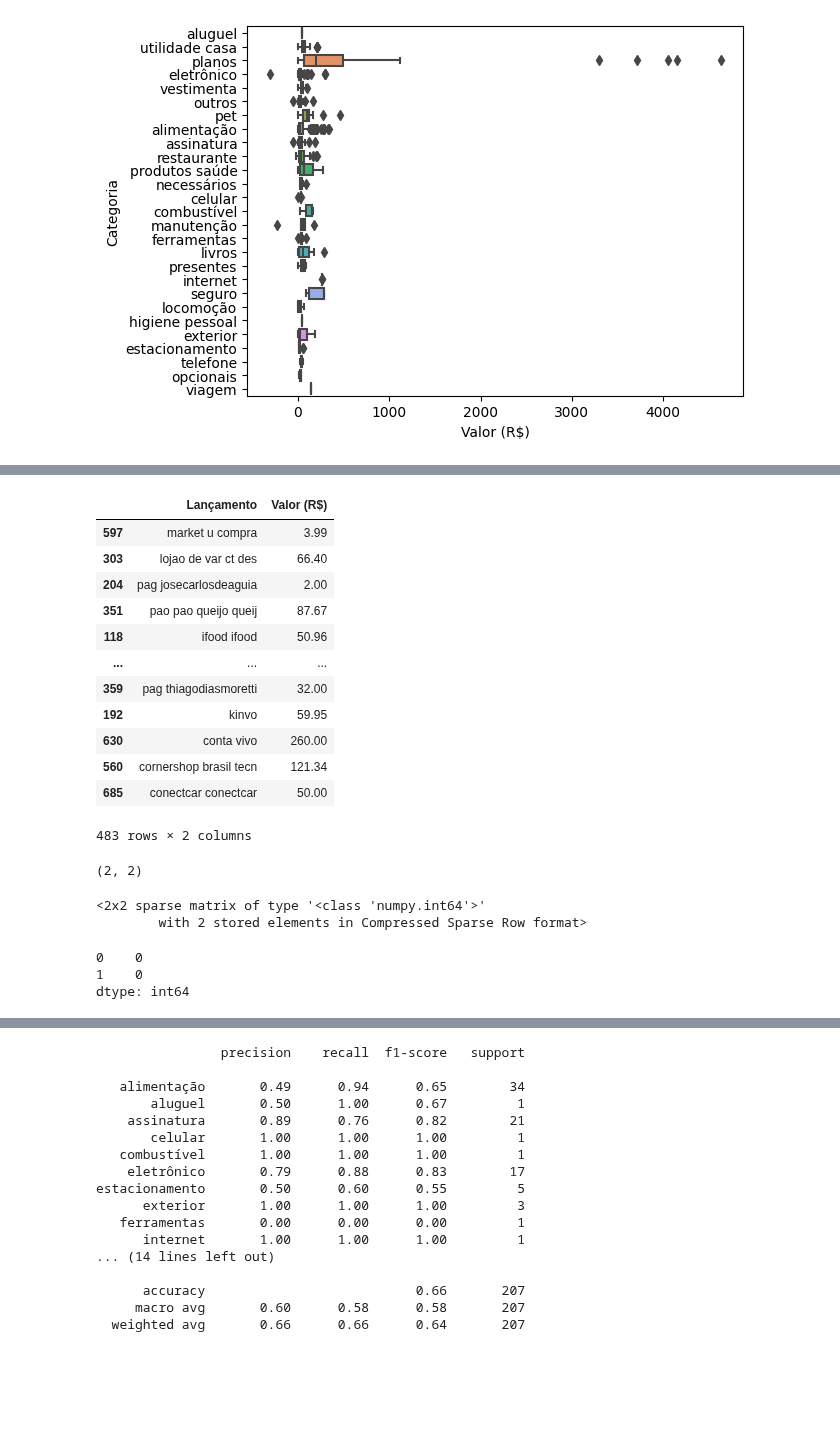
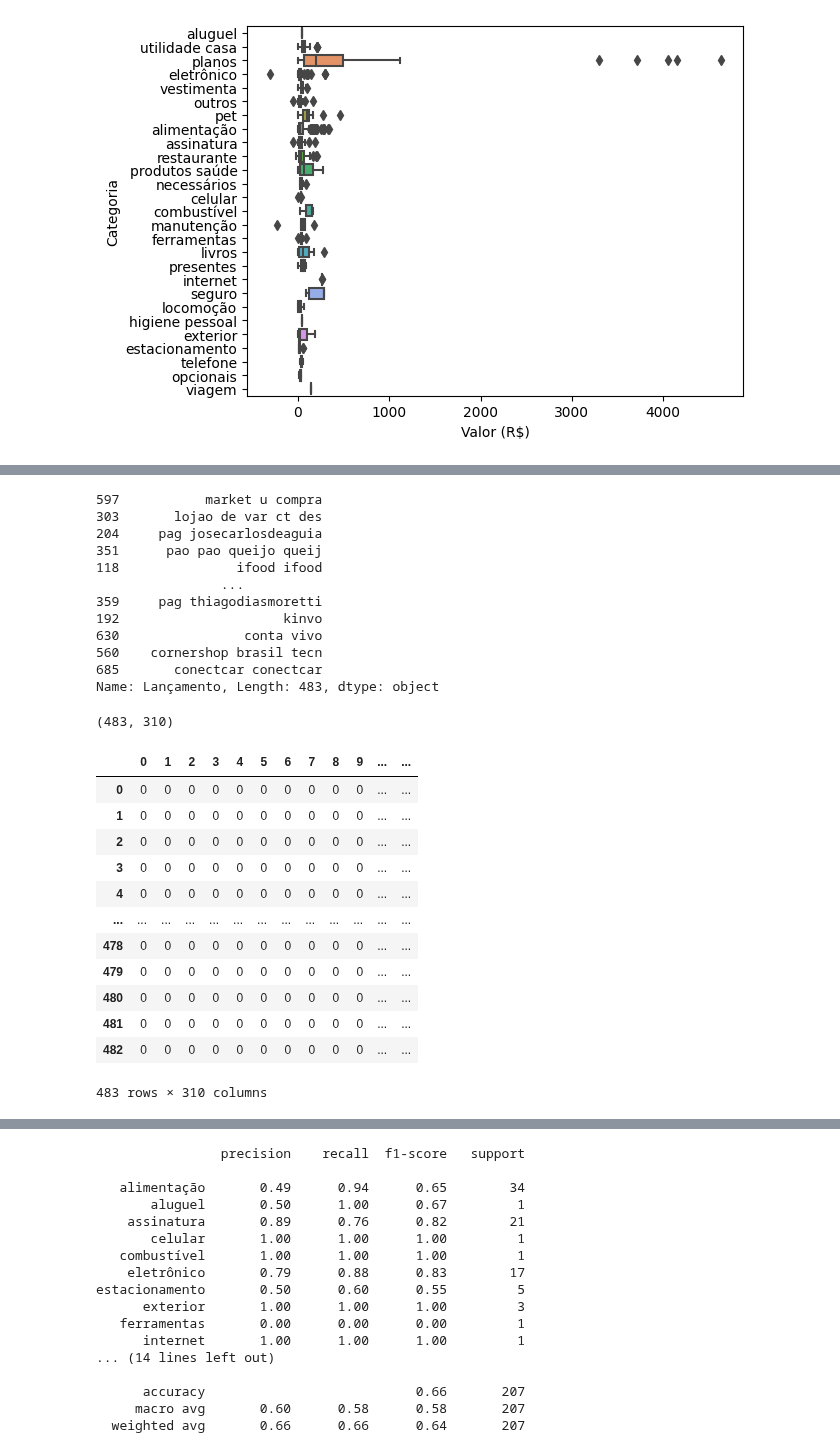
Before and after one commit to filipeaguiarrod/financas_pessoal_v2, a Jupyter notebook: model_cred_labels/eda.ipynb, the cells around one changed output, grey strips where cells are left out. Cells and saved outputs as stored; diff of their text form; code cells hidden in the pictures; blank space fills up the shorter version.

Commit message:
"baseline model"

```diff
--- a/model_cred_labels/eda.ipynb
+++ b/model_cred_labels/eda.ipynb
@@ -203,22 +190,19 @@ sns.boxplot(df,x='Valor (R$)',y='Categoria')
 # %%
-df_model = df[['Lançamento','Categoria','Valor (R$)']].dropna()
+df_model = df[['Lançamento','Categoria']].dropna() #,'Valor (R$)'
 # %%
-from sklearn.model_selection import train_test_split
-
-X_train, X_test, y_train, y_test = train_test_split(df_model[['Lançamento','Valor (R$)']], df_model['Categoria'], test_size=0.3, random_state=0)
+X_train, X_test, y_train, y_test = train_test_split(df_model['Lançamento'], df_model['Categoria'], test_size=0.3, random_state=0)
 # %%
 X_train
 # %% [output]
-|  | Lançamento | Valor (R$) |
-| 597 | market u compra | 3.99 |
-| 303 | lojao de var ct des | 66.40 |
-| 204 | pag josecarlosdeaguia | 2.00 |
-| 351 | pao pao queijo queij | 87.67 |
-| 118 | ifood ifood | 50.96 |
-| ... | ... | ... |
-| 359 | pag thiagodiasmoretti | 32.00 |
-| 192 | kinvo | 59.95 |
-| 630 | conta vivo | 260.00 |
-| 560 | cornershop brasil tecn | 121.34 |
-| 685 | conectcar conectcar | 50.00 |
-483 rows × 2 columns
+597           market u compra
+303       lojao de var ct des
+204     pag josecarlosdeaguia
+351      pao pao queijo queij
+118               ifood ifood
+                ...
+359     pag thiagodiasmoretti
+192                     kinvo
+630                conta vivo
+560    cornershop brasil tecn
+685       conectcar conectcar
+Name: Lançamento, Length: 483, dtype: object
@@ -231,15 +213,20 @@ X_train_cv = cv.fit_transform(X_train)
 
 X_train_cv.shape
 # %% [output]
-(2, 2)
+(483, 310)
-# %%
-X_train_cv
-# %% [output]
-<2x2 sparse matrix of type '<class 'numpy.int64'>'
-        with 2 stored elements in Compressed Sparse Row format>
 # %%
-pd.DataFrame(X_train_cv.toarray()).isnull().sum()
+pd.DataFrame(X_train_cv.toarray())
 # %% [output]
+|  | 0 | 1 | 2 | 3 | 4 | 5 | 6 | 7 | 8 | 9 | ... | ... |
+| 0 | 0 | 0 | 0 | 0 | 0 | 0 | 0 | 0 | 0 | 0 | ... | ... |
+| 1 | 0 | 0 | 0 | 0 | 0 | 0 | 0 | 0 | 0 | 0 | ... | ... |
+| 2 | 0 | 0 | 0 | 0 | 0 | 0 | 0 | 0 | 0 | 0 | ... | ... |
+| 3 | 0 | 0 | 0 | 0 | 0 | 0 | 0 | 0 | 0 | 0 | ... | ... |
+| 4 | 0 | 0 | 0 | 0 | 0 | 0 | 0 | 0 | 0 | 0 | ... | ... |
+| ... | ... | ... | ... | ... | ... | ... | ... | ... | ... | ... | ... | ... |
+| 478 | 0 | 0 | 0 | 0 | 0 | 0 | 0 | 0 | 0 | 0 | ... | ... |
+| 479 | 0 | 0 | 0 | 0 | 0 | 0 | 0 | 0 | 0 | 0 | ... | ... |
+| 480 | 0 | 0 | 0 | 0 | 0 | 0 | 0 | 0 | 0 | 0 | ... | ... |
+| 481 | 0 | 0 | 0 | 0 | 0 | 0 | 0 | 0 | 0 | 0 | ... | ... |
+| 482 | 0 | 0 | 0 | 0 | 0 | 0 | 0 | 0 | 0 | 0 | ... | ... |
-0    0
-1    0
-dtype: int64
+483 rows × 310 columns
```
Also changed, not shown: parts of 35 cells of this notebook.
